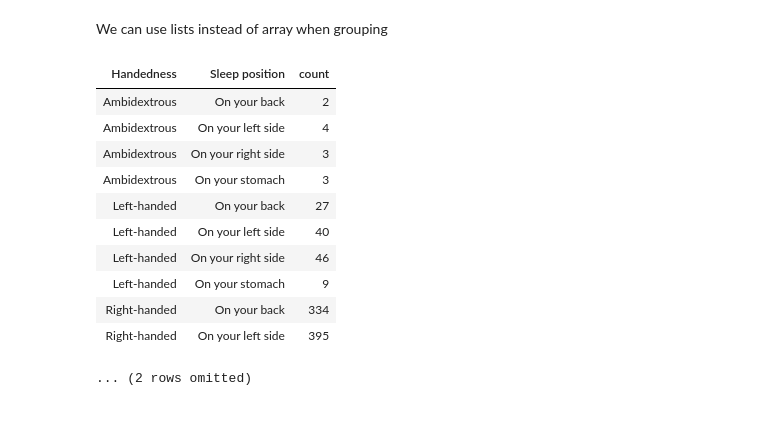
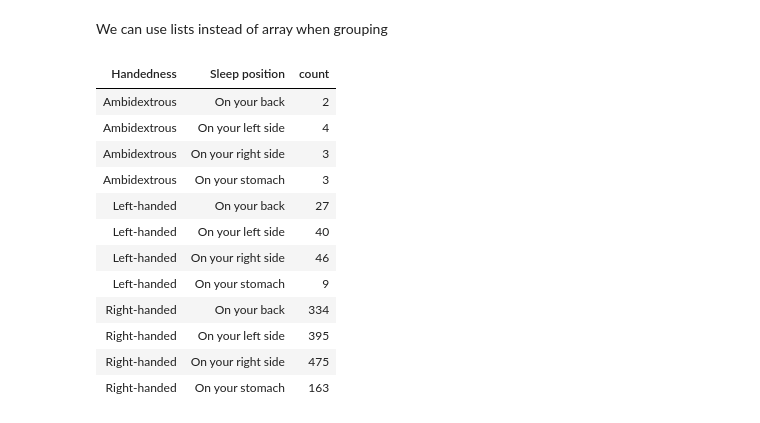
Before and after one commit to data-8/materials-sp23, a Jupyter notebook: lec/lec10.ipynb, the cells around one changed output. Drawn from its saved outputs; the diff is of its cells as text; code cells hidden in the pictures.

```diff
--- a/lec/lec10.ipynb
+++ b/lec/lec10.ipynb
@@ -682,17 +686,18 @@ another_list[2]
 # %% [markdown]
 We can use lists instead of array when grouping
 # %%
-survey.group(make_array('Handedness', 'Sleep position'))
+survey.group(make_array('Handedness', 'Sleep position')).show()
 # %% [output]
 | Handedness | Sleep position | count |
 | Ambidextrous | On your back | 2 |
 | Ambidextrous | On your left side | 4 |
 | Ambidextrous | On your right side | 3 |
 | Ambidextrous | On your stomach | 3 |
 | Left-handed | On your back | 27 |
 | Left-handed | On your left side | 40 |
 | Left-handed | On your right side | 46 |
 | Left-handed | On your stomach | 9 |
 | Right-handed | On your back | 334 |
 | Right-handed | On your left side | 395 |
+| Right-handed | On your right side | 475 |
+| Right-handed | On your stomach | 163 |
-... (2 rows omitted)
```
Also changed, not shown: parts of 2 cells of this notebook.
